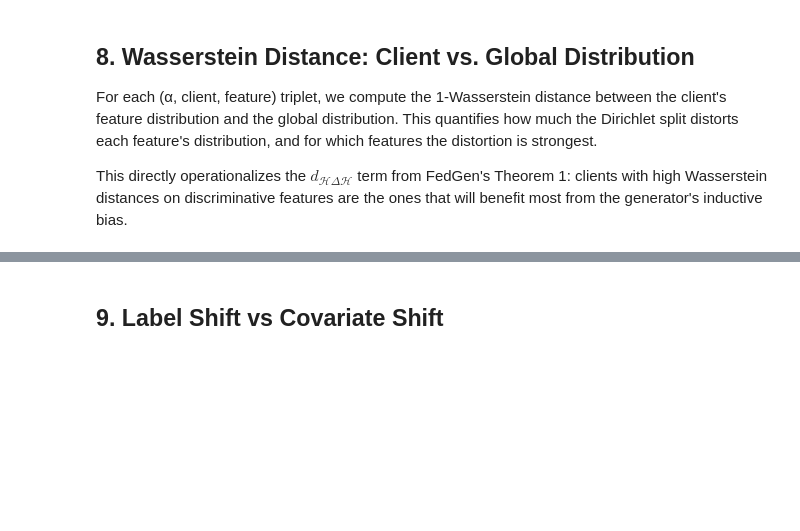
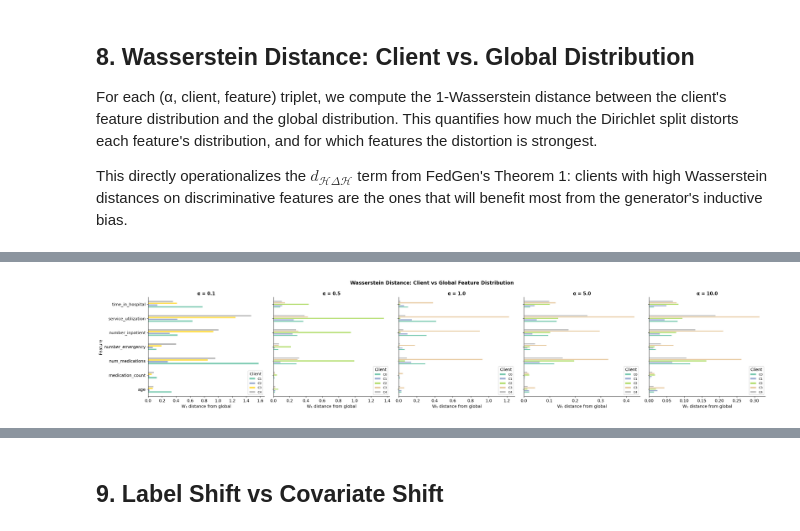
Before and after one commit to SrMallol2/Federated-Learning-Under-Data-Heterogeneity-for-Real-Applications-in-Multiple-Domains, a Jupyter notebook: Practices/Use Case 1 (Health)/00_DataAnalysis/00_UC1_DistributionAnalysis.ipynb, the cells around one changed output, grey strips where cells are left out. Saved outputs shown, nothing was run; the diff lists cells and outputs as text; code cells hidden in the pictures; blank space fills up the shorter version.

```diff
--- a/Practices/Use Case 1 (Health)/00_DataAnalysis/00_UC1_DistributionAnalysis.ipynb
+++ b/Practices/Use Case 1 (Health)/00_DataAnalysis/00_UC1_DistributionAnalysis.ipynb
@@ -437,3 +406,18 @@ print(f'Positive patients (ever readmitted <30d): {sum(patient_labels_map.values
 # %% [output]
 Unique patients: 71,518
 Positive patients (ever readmitted <30d): 8,834
+# %%
+# ── Federation Setup: paths and global feature schema ─────────────────────────
+# Schema is derived once from the full dataset and saved to disk.
+# All client preprocessing aligns to this schema so every client produces
+# identical feature dimensions regardless of which rare categories appear locally.
+
+os.makedirs(FEDERATED_DIR, exist_ok=True)
+
+global_columns = derive_global_columns(CSV_MAIN)
+
+schema_path = os.path.join(FEDERATED_DIR, 'feature_schema.json')
+with open(schema_path, 'w') as f:
+    json.dump(global_columns, f, indent=2)
+
+print(f'Global schema: {len(global_columns)} columns saved → {schema_path}')
@@ -676,0 +672,67 @@ Use W₁ values to anchor the Pareto analysis x-axis, not α alone.
+# %%
+if not wass_df.empty:
+    fig, axes = plt.subplots(1, len(ALPHA_SWEEP), figsize=(5 * len(ALPHA_SWEEP), 5), sharey=True)
+    if len(ALPHA_SWEEP) == 1:
+        axes = [axes]
+    fig.suptitle('Wasserstein Distance: Client vs Global Feature Distribution',
+                 fontweight='bold', fontsize=13)
+
+    for ax, alpha in zip(axes, ALPHA_SWEEP):
+        sub = wass_df[wass_df['alpha'] == alpha]
+        if sub.empty:
+            ax.set_visible(False); continue
+        pivot = sub.pivot(index='feature', columns='client', values='wasserstein')
+        pivot.plot(kind='barh', ax=ax, colormap='Set2', alpha=0.85, edgecolor='white')
+        ax.set_title(f'α = {alpha}', fontsize=12, fontweight='bold')
+        ax.set_xlabel('W₁ distance from global')
+        ax.set_ylabel('Feature' if ax == axes[0] else '')
+        ax.legend(title='Client', fontsize=8, loc='lower right')
+
+    plt.tight_layout()
+    plt.savefig('figures/07_wasserstein_distances.png', bbox_inches='tight')
+    plt.show()
+
+    # ── Mean W1 per alpha ──────────────────────────────────────────────────────
+    # NOTE: W₁ is NOT monotone in α for this dataset.
+    # α is a Dirichlet draw parameter — any single realization may not respect
+    # the expected heterogeneity ordering. W₁ measures the actual realized
+    # divergence and is the reliable metric for the Pareto analysis.
+    mean_wass = wass_df.groupby('alpha')['wasserstein'].mean()
+
+    fig, ax = plt.subplots(figsize=(6, 4))
+    ax.plot(mean_wass.index, mean_wass.values, 'o-', color='steelblue',
+            linewidth=2, markersize=8)
+
+    # Annotate each point with its realized W₁ value
+    for alpha_val, w1_val in mean_wass.items():
+        ax.annotate(f'W₁={w1_val:.3f}',
+                    xy=(alpha_val, w1_val),
+                    xytext=(6, 6), textcoords='offset points',
+                    fontsize=8, color='steelblue')
+
+    ax.set_xlabel('Dirichlet α  (generation parameter, not realized heterogeneity)')
+    ax.set_ylabel('Mean W₁ (across clients and features)')
+    ax.set_title('Realized W₁ heterogeneity per partition\n'
+                 'α is not a monotone proxy for W₁ in this dataset',
+                 fontweight='bold')
+    ax.invert_xaxis()
+
+    # Identify and annotate the actual most heterogeneous partition
+    most_het_alpha = mean_wass.idxmax()
+    ax.annotate(f'Most heterogeneous\nrealized partition',
+                xy=(most_het_alpha, mean_wass[most_het_alpha]),
+                xytext=(-60, -30), textcoords='offset points',
+                fontsize=8, color='#E24A33',
+                arrowprops=dict(arrowstyle='->', color='#E24A33', lw=1.2))
+
+    plt.tight_layout()
+    plt.savefig('figures/08_mean_wasserstein_vs_alpha.png', bbox_inches='tight')
+    plt.show()
+
+    print('Realized heterogeneity ordering by W₁:')
+    print(mean_wass.sort_values(ascending=False).to_string())
+    print(f'\nNote: α ordering ({sorted(mean_wass.index, reverse=True)}) does not match '
+          f'W₁ ordering ({list(mean_wass.sort_values(ascending=False).index)})')
+    print('Use W₁ values to anchor the Pareto analysis x-axis, not α alone.')
+# %% [output]
+[figure, added]
```
Also changed, not shown: parts of 22 cells of this notebook, 23 other files.
